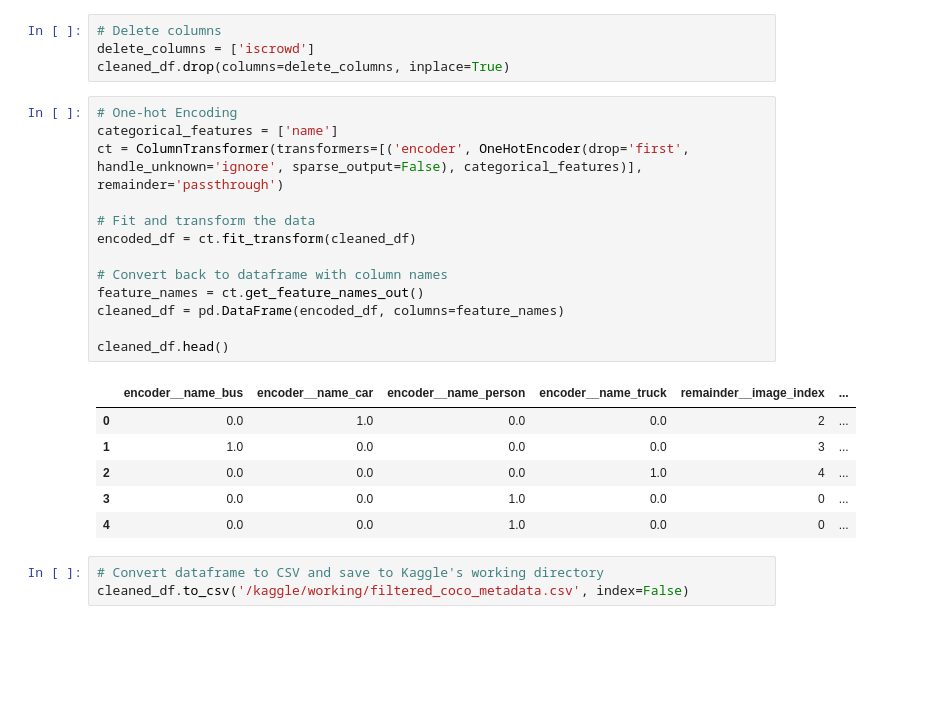
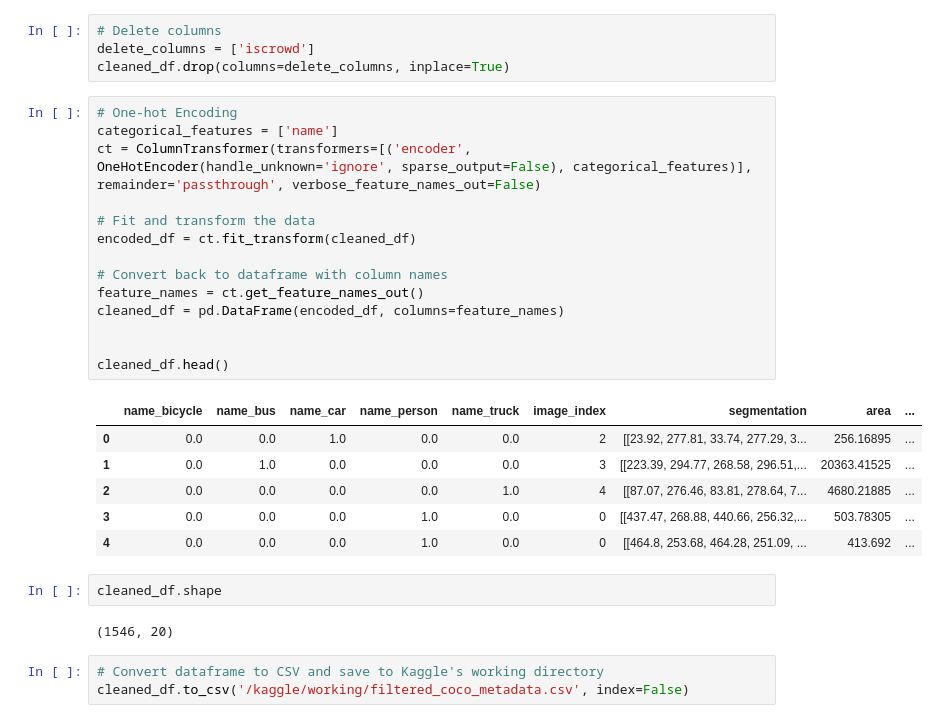
Before and after one commit to vijita-u/Guard-Ian, a Jupyter notebook: notebooks/coco-dataset-preprocessing.ipynb, the cells around one changed output. Drawn from its saved outputs; the diff is of its cells as text; blank space fills up the shorter version.

```diff
--- a/notebooks/coco-dataset-preprocessing.ipynb
+++ b/notebooks/coco-dataset-preprocessing.ipynb
@@ -98,23 +98,28 @@ cleaned_df.drop(columns=delete_columns, inplace=True)
 # %%
 # One-hot Encoding
 categorical_features = ['name']
-ct = ColumnTransformer(transformers=[('encoder', OneHotEncoder(drop='first', handle_unknown='ignore', sparse_output=False), categorical_features)], remainder='passthrough')
+ct = ColumnTransformer(transformers=[('encoder', OneHotEncoder(handle_unknown='ignore', sparse_output=False), categorical_features)], remainder='passthrough', verbose_feature_names_out=False)
 
 # Fit and transform the data
 encoded_df = ct.fit_transform(cleaned_df)
 
 # Convert back to dataframe with column names
 feature_names = ct.get_feature_names_out()
 cleaned_df = pd.DataFrame(encoded_df, columns=feature_names)
 
+
 cleaned_df.head()
 # %% [output]
-|  | encoder__name_bus | encoder__name_car | encoder__name_person | encoder__name_truck | remainder__image_index | ... |
-| 0 | 0.0 | 1.0 | 0.0 | 0.0 | 2 | ... |
-| 1 | 1.0 | 0.0 | 0.0 | 0.0 | 3 | ... |
-| 2 | 0.0 | 0.0 | 0.0 | 1.0 | 4 | ... |
-| 3 | 0.0 | 0.0 | 1.0 | 0.0 | 0 | ... |
-| 4 | 0.0 | 0.0 | 1.0 | 0.0 | 0 | ... |
+|  | name_bicycle | name_bus | name_car | name_person | name_truck | image_index | segmentation | area | ... |
+| 0 | 0.0 | 0.0 | 1.0 | 0.0 | 0.0 | 2 | [[23.92, 277.81, 33.74, 277.29, 3... | 256.16895 | ... |
+| 1 | 0.0 | 1.0 | 0.0 | 0.0 | 0.0 | 3 | [[223.39, 294.77, 268.58, 296.51,... | 20363.41525 | ... |
+| 2 | 0.0 | 0.0 | 0.0 | 0.0 | 1.0 | 4 | [[87.07, 276.46, 83.81, 278.64, 7... | 4680.21885 | ... |
+| 3 | 0.0 | 0.0 | 0.0 | 1.0 | 0.0 | 0 | [[437.47, 268.88, 440.66, 256.32,... | 503.78305 | ... |
+| 4 | 0.0 | 0.0 | 0.0 | 1.0 | 0.0 | 0 | [[464.8, 253.68, 464.28, 251.09, ... | 413.692 | ... |
+# %%
+cleaned_df.shape
+# %% [output]
+(1546, 20)
 # %%
 # Convert dataframe to CSV and save to Kaggle's working directory
 cleaned_df.to_csv('/kaggle/working/filtered_coco_metadata.csv', index=False)
```
Also changed, not shown: parts of 1 cell of this notebook.
